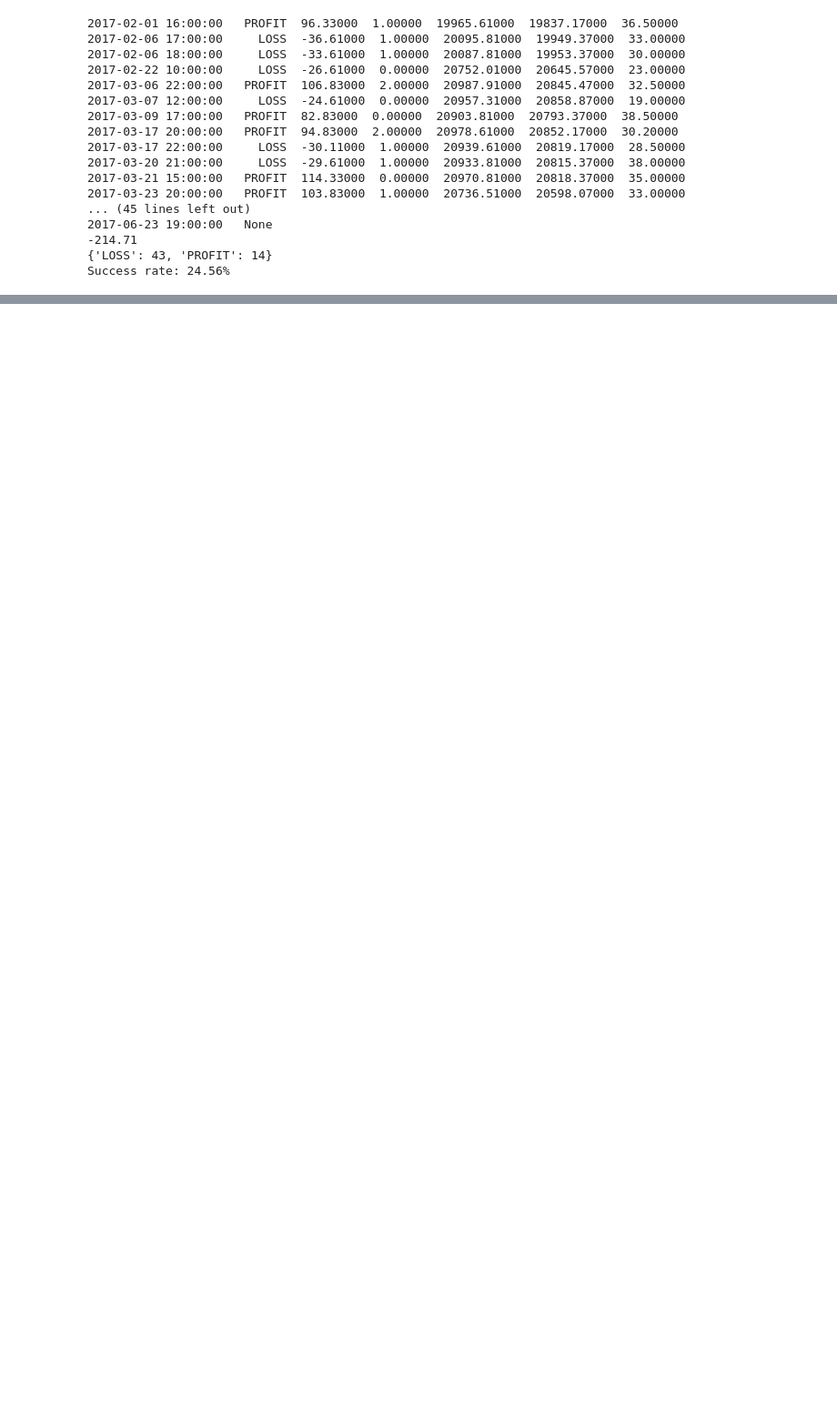
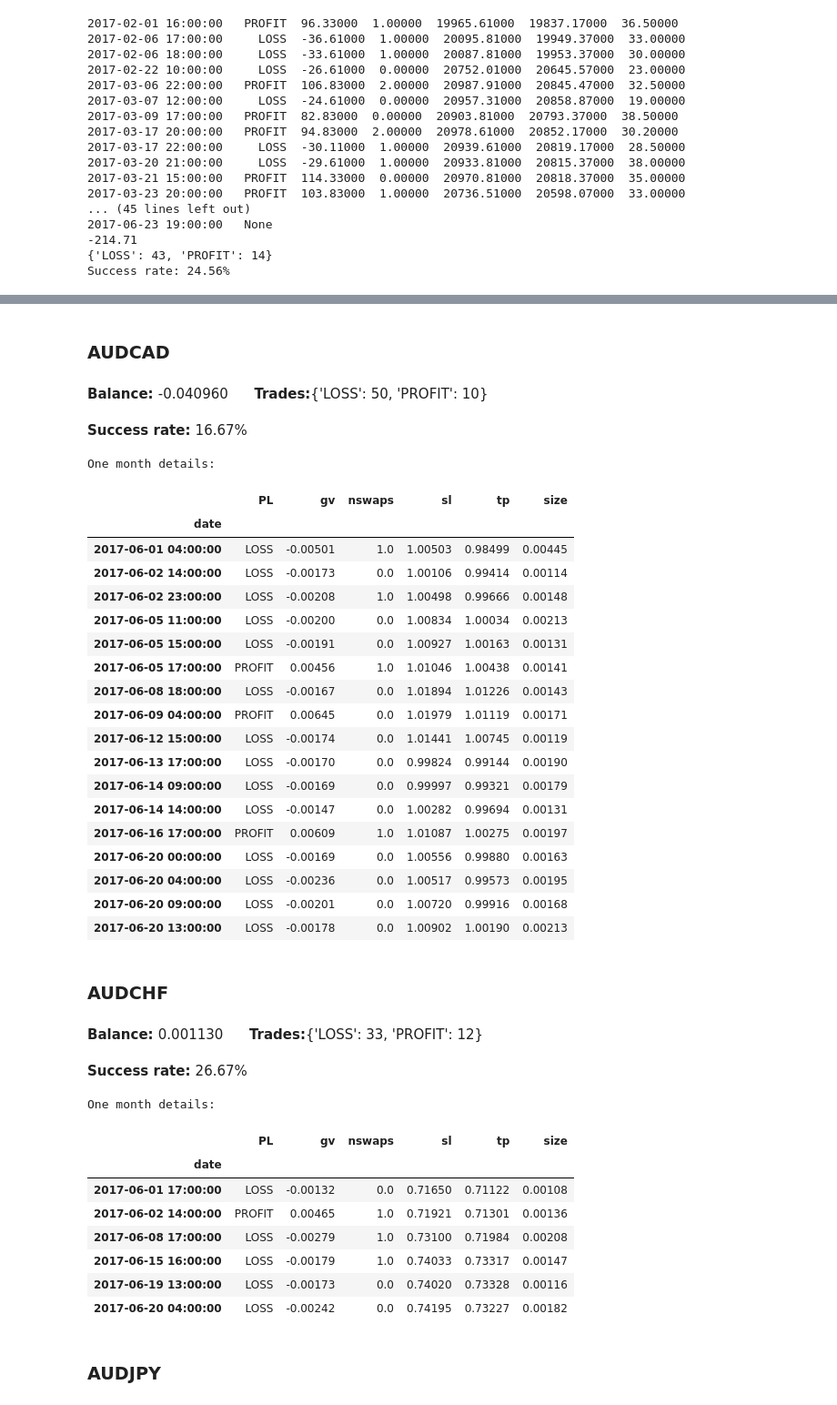
Before and after one commit to rnowotniak/trading, a Jupyter notebook: simple-strategy-test-frakt-v1.ipynb, the cells around one changed output, grey strips where cells are left out. Shown at 91% size. Cells and saved outputs as stored; diff of their text form; code cells hidden in the pictures; blank space fills up the shorter version.

```diff
--- a/simple-strategy-test-frakt-v1.ipynb
+++ b/simple-strategy-test-frakt-v1.ipynb
@@ -343,0 +450,3 @@ Success rate: 24.56%
+# %%
+for iname in sorted(INSTRUMENTS.keys()):
+    print('%11s   %g' % (iname, INSTRUMENTS[iname].balance))
@@ -343,0 +474,28 @@ Success rate: 24.56%
+# %%
+%%time
+
+for iname in sorted(INSTRUMENTS.keys()):
+    print(iname)
+    inst = INSTRUMENTS[iname]
+    inst.results = pd.DataFrame( columns = range(7) )
+
+    stats = {}
+    balance = 0.
+    for idx, row in inst.data['2017/01/01':].iterrows():  # XXX Month
+        if jestSpadajacaGwiazda(row) and zasada1120(inst,idx): # XXX jestMlotek
+            res = sprawdz(inst, idx, 'sell') # XXX buy/sell
+            if not res or type(res) == str:
+                continue
+            inst.results = inst.results.append([ (idx,) + res ])
+            if type(res) == tuple:
+                balance += res[1] # XXX tu ewentualnie uwzgledniac swap * nswaps
+                if res[0] not in stats:
+                    stats[res[0]] = 0
+                stats[res[0]] += 1
+    inst.results.columns = ['date', 'PL', 'gv', 'nswaps', 'sl', 'tp', 'size']
+    inst.results.set_index('date', inplace=True)
+    inst.balance = balance
+    inst.stats = stats
+    inst.success_rate = 0
+    if 'PROFIT' in stats:
+        inst.success_rate = stats['PROFIT']/ sum(stats.values())
@@ -343,0 +520,46 @@ Success rate: 24.56%
+# %%
+for iname in sorted(INSTRUMENTS.keys()):
+    inst = INSTRUMENTS[iname]
+    if inst.results is not None:
+        display(HTML('<h3>%s</h3>' % iname))
+        display(HTML('<b>Balance: </b> %f &nbsp;&nbsp;&nbsp;&nbsp; <b>Trades:</b>%s' % (inst.balance, inst.stats)))
+        display(HTML('<b>Success rate: </b> %.2f%%' % (100. * inst.success_rate)))
+        print("One month details:")
+        display(inst.results['2017/06/01':])
+# %% [output]
+AUDCAD
+Balance: -0.040960 Trades:{'LOSS': 50, 'PROFIT': 10}
+Success rate: 16.67%
+One month details:
+|  | PL | gv | nswaps | sl | tp | size |
+| date |  |  |  |  |  |  |
+| 2017-06-01 04:00:00 | LOSS | -0.00501 | 1.0 | 1.00503 | 0.98499 | 0.00445 |
+| 2017-06-02 14:00:00 | LOSS | -0.00173 | 0.0 | 1.00106 | 0.99414 | 0.00114 |
+| 2017-06-02 23:00:00 | LOSS | -0.00208 | 1.0 | 1.00498 | 0.99666 | 0.00148 |
+| 2017-06-05 11:00:00 | LOSS | -0.00200 | 0.0 | 1.00834 | 1.00034 | 0.00213 |
+| 2017-06-05 15:00:00 | LOSS | -0.00191 | 0.0 | 1.00927 | 1.00163 | 0.00131 |
+| 2017-06-05 17:00:00 | PROFIT | 0.00456 | 1.0 | 1.01046 | 1.00438 | 0.00141 |
+| 2017-06-08 18:00:00 | LOSS | -0.00167 | 0.0 | 1.01894 | 1.01226 | 0.00143 |
+| 2017-06-09 04:00:00 | PROFIT | 0.00645 | 0.0 | 1.01979 | 1.01119 | 0.00171 |
+| 2017-06-12 15:00:00 | LOSS | -0.00174 | 0.0 | 1.01441 | 1.00745 | 0.00119 |
+| 2017-06-13 17:00:00 | LOSS | -0.00170 | 0.0 | 0.99824 | 0.99144 | 0.00190 |
+| 2017-06-14 09:00:00 | LOSS | -0.00169 | 0.0 | 0.99997 | 0.99321 | 0.00179 |
+| 2017-06-14 14:00:00 | LOSS | -0.00147 | 0.0 | 1.00282 | 0.99694 | 0.00131 |
+| 2017-06-16 17:00:00 | PROFIT | 0.00609 | 1.0 | 1.01087 | 1.00275 | 0.00197 |
+| 2017-06-20 00:00:00 | LOSS | -0.00169 | 0.0 | 1.00556 | 0.99880 | 0.00163 |
+| 2017-06-20 04:00:00 | LOSS | -0.00236 | 0.0 | 1.00517 | 0.99573 | 0.00195 |
+| 2017-06-20 09:00:00 | LOSS | -0.00201 | 0.0 | 1.00720 | 0.99916 | 0.00168 |
+| 2017-06-20 13:00:00 | LOSS | -0.00178 | 0.0 | 1.00902 | 1.00190 | 0.00213 |
+AUDCHF
+Balance: 0.001130 Trades:{'LOSS': 33, 'PROFIT': 12}
+Success rate: 26.67%
+One month details:
+|  | PL | gv | nswaps | sl | tp | size |
+| date |  |  |  |  |  |  |
+| 2017-06-01 17:00:00 | LOSS | -0.00132 | 0.0 | 0.71650 | 0.71122 | 0.00108 |
+| 2017-06-02 14:00:00 | PROFIT | 0.00465 | 1.0 | 0.71921 | 0.71301 | 0.00136 |
+| 2017-06-08 17:00:00 | LOSS | -0.00279 | 1.0 | 0.73100 | 0.71984 | 0.00208 |
+| 2017-06-15 16:00:00 | LOSS | -0.00179 | 1.0 | 0.74033 | 0.73317 | 0.00147 |
+| 2017-06-19 13:00:00 | LOSS | -0.00173 | 0.0 | 0.74020 | 0.73328 | 0.00116 |
+| 2017-06-20 04:00:00 | LOSS | -0.00242 | 0.0 | 0.74195 | 0.73227 | 0.00182 |
+AUDJPY
```
Also changed, not shown: parts of 29 cells of this notebook.
